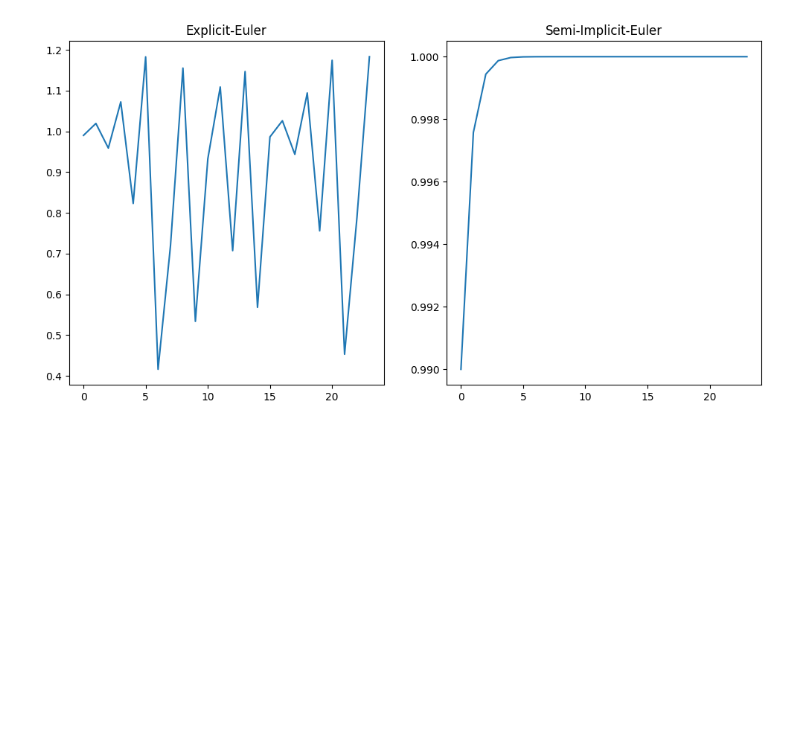
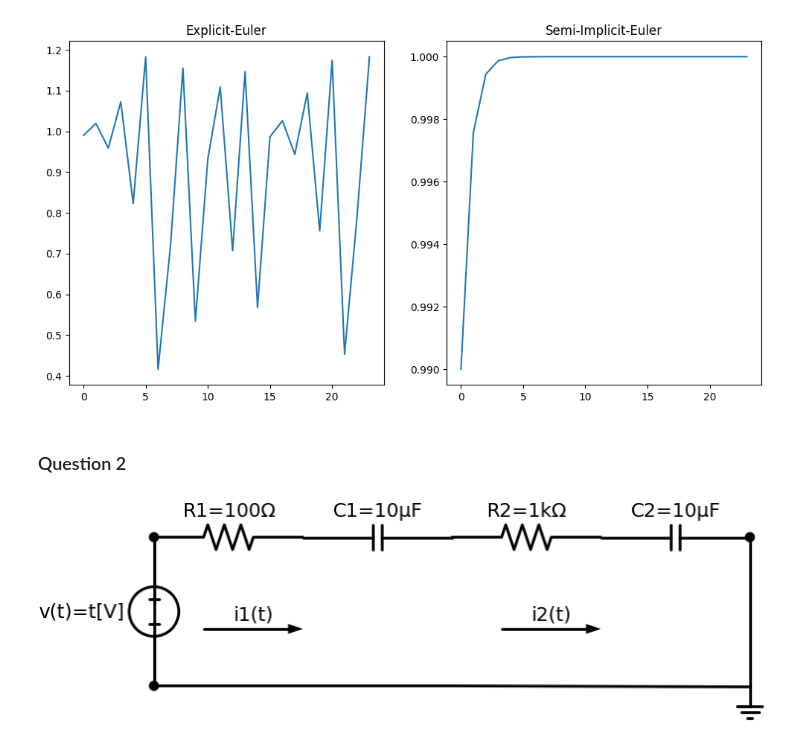
Before and after one commit to GalD101/Numerical-Analysis, a Jupyter notebook: Assignment 6/assignment6.ipynb, the cells around one changed output. Drawn from its saved outputs; the diff is of its cells as text; code cells hidden in the pictures; blank space fills up the shorter version.

Commit message:
question 2 wip

```diff
--- a/Assignment 6/assignment6.ipynb
+++ b/Assignment 6/assignment6.ipynb
@@ -73,3 +73,37 @@ plt.show()
 
 We can see that the Explicit-Euler solution does not converges to 1 (at least not after a reasonable number of steps) while the Semi-Implicit-Euler solution converges to 1 after only 24 iterations.
 [figure]
+# %% [markdown]
+### Question 2
+# %%
+from schemdraw import Drawing, elements as elm
+
+d = Drawing()
+
+# Starting point
+d += (elm.Dot().at((0, 0)))
+
+# Voltage source
+d += (elm.SourceV().up().label('v(t)=t[V]'))
+d += (elm.Dot())
+
+# Top horizontal path
+d += (elm.Resistor().right().label('R1=100Ω'))
+d += (elm.Capacitor().right().label('C1=10µF'))
+d += (elm.Resistor().right().label('R2=1kΩ'))
+d += (elm.Capacitor().right().label('C2=10µF'))
+d += (elm.Dot())
+
+# Bottom path
+d += (elm.Line().down())
+d += (elm.Ground())
+d += (elm.Line().left().length(12))
+d += (elm.Line().up())
+
+# Current labels
+d += (elm.CurrentLabel().at((2, 1)).right().label('i1(t)'))
+d += (elm.CurrentLabel().at((8, 1)).right().label('i2(t)'))
+
+d.draw()
+# %% [output]
+[figure, added]
```
